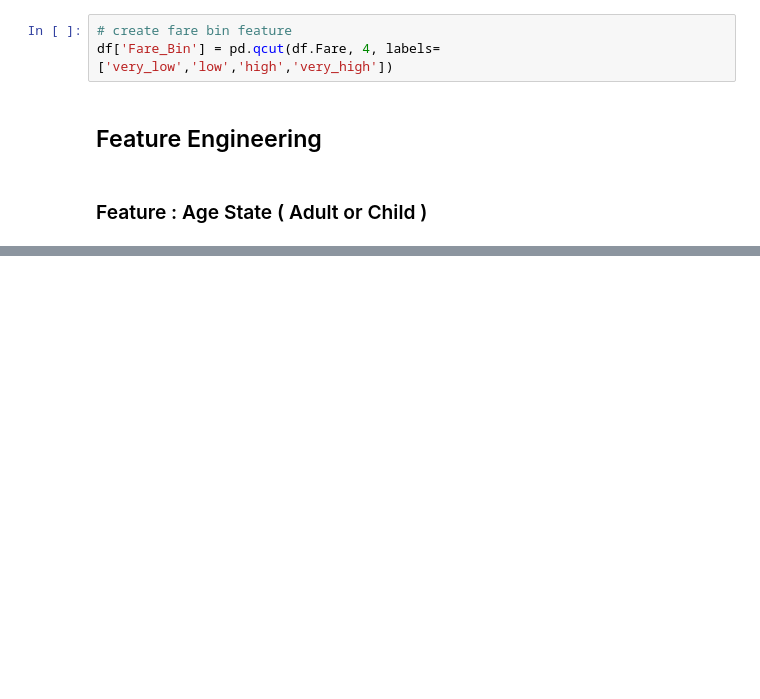
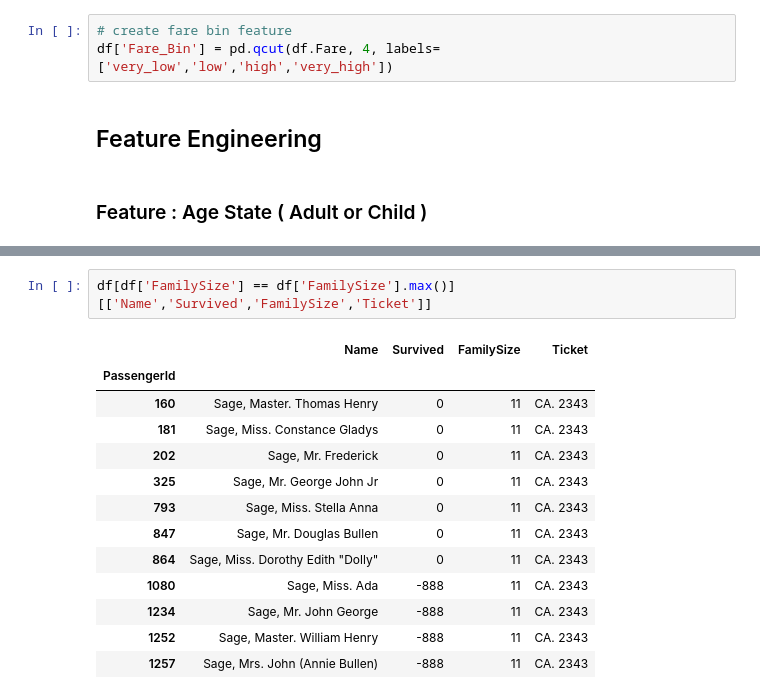
Before and after one commit to meetbharat/classical-titenic-problem, a Jupyter notebook: notebooks/Exploratory-Data-Analysis-(EDA).ipynb, the cells around one changed output, grey strips where cells are left out. Cells and saved outputs as stored; diff of their text form; blank space fills up the shorter version.

```diff
--- a/notebooks/Exploratory-Data-Analysis-(EDA).ipynb
+++ b/notebooks/Exploratory-Data-Analysis-(EDA).ipynb
@@ -930,0 +958,16 @@ df['Fare_Bin'] = pd.qcut(df.Fare, 4, labels=['very_low','low','high','very_high'
+# %%
+df[df['FamilySize'] == df['FamilySize'].max()][['Name','Survived','FamilySize','Ticket']]
+# %% [output]
+|  | Name | Survived | FamilySize | Ticket |
+| PassengerId |  |  |  |  |
+| 160 | Sage, Master. Thomas Henry | 0 | 11 | CA. 2343 |
+| 181 | Sage, Miss. Constance Gladys | 0 | 11 | CA. 2343 |
+| 202 | Sage, Mr. Frederick | 0 | 11 | CA. 2343 |
+| 325 | Sage, Mr. George John Jr | 0 | 11 | CA. 2343 |
+| 793 | Sage, Miss. Stella Anna | 0 | 11 | CA. 2343 |
+| 847 | Sage, Mr. Douglas Bullen | 0 | 11 | CA. 2343 |
+| 864 | Sage, Miss. Dorothy Edith "Dolly" | 0 | 11 | CA. 2343 |
+| 1080 | Sage, Miss. Ada | -888 | 11 | CA. 2343 |
+| 1234 | Sage, Mr. John George | -888 | 11 | CA. 2343 |
+| 1252 | Sage, Master. William Henry | -888 | 11 | CA. 2343 |
+| 1257 | Sage, Mrs. John (Annie Bullen) | -888 | 11 | CA. 2343 |
```
Also changed, not shown: parts of 34 cells of this notebook, 1 other file.
